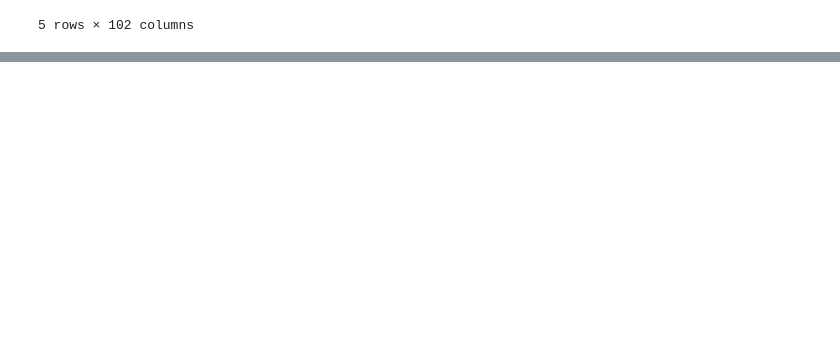
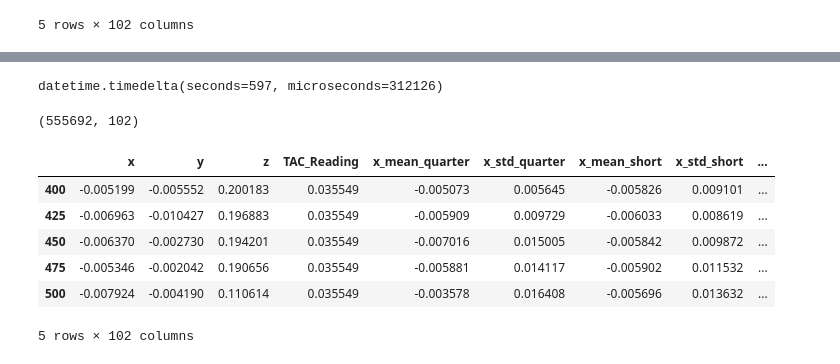
Before and after one commit to Pete-Best/predicting-intoxication, a Jupyter notebook: feature_extraction.ipynb, the cells around one changed output, grey strips where cells are left out. Cells and saved outputs as stored; diff of their text form; code cells hidden in the pictures; blank space fills up the shorter version.

Commit message:
replace fft with direct gait calcs and shorten gait/zerocross window

```diff
--- a/feature_extraction.ipynb
+++ b/feature_extraction.ipynb
@@ -471,4 +517,45 @@ df.head()
 5 rows × 102 columns
+# %%
+#3
+
+#apply each function (without extract or summarize) and collapse to mean for every 25 rows (~half second) for each user
+
+start = datetime.now()
+
+grab_every = pd.DataFrame()
+
+for i in range(len(ids)):
+    temp_grab = basic(df,ids[i])
+    temp_grab = gait_and_zero_cross(temp_grab, ids[i])
+    temp_grab = mfcc(temp_grab, ids[i])
+    temp_grab = rms(temp_grab, ids[i])
+    sep = temp_grab
+    temp_grab = temp_grab.rolling(window=25).mean()
+    temp_grab[['time','pid']] = sep[['time','pid']]
+    temp_grab = temp_grab.iloc[range(0,len(temp_grab),25)]
+    grab_every = grab_every.append(temp_grab)
+
+df = grab_every.dropna(axis = 0)
+
+end = datetime.now()
+
+end - start
+# %% [output]
+datetime.timedelta(seconds=597, microseconds=312126)
+# %%
+df.shape
+# %% [output]
+(555692, 102)
+# %%
+df.head()
+# %% [output]
+|  | x | y | z | TAC_Reading | x_mean_quarter | x_std_quarter | x_mean_short | x_std_short | ... |
+| 400 | -0.005199 | -0.005552 | 0.200183 | 0.035549 | -0.005073 | 0.005645 | -0.005826 | 0.009101 | ... |
+| 425 | -0.006963 | -0.010427 | 0.196883 | 0.035549 | -0.005909 | 0.009729 | -0.006033 | 0.008619 | ... |
+| 450 | -0.006370 | -0.002730 | 0.194201 | 0.035549 | -0.007016 | 0.015005 | -0.005842 | 0.009872 | ... |
+| 475 | -0.005346 | -0.002042 | 0.190656 | 0.035549 | -0.005881 | 0.014117 | -0.005902 | 0.011532 | ... |
+| 500 | -0.007924 | -0.004190 | 0.110614 | 0.035549 | -0.003578 | 0.016408 | -0.005696 | 0.013632 | ... |
+5 rows × 102 columns
 # %%
 #4
 
```
Also changed, not shown: parts of 21 cells of this notebook.
